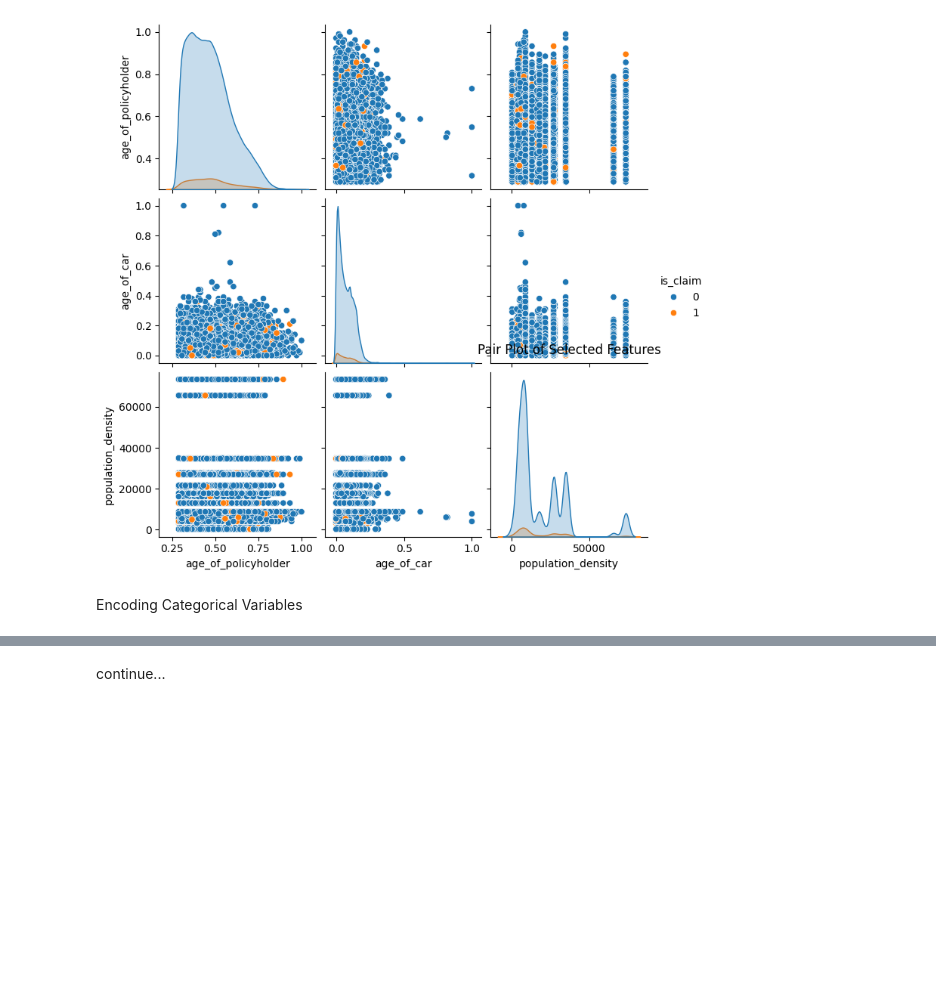
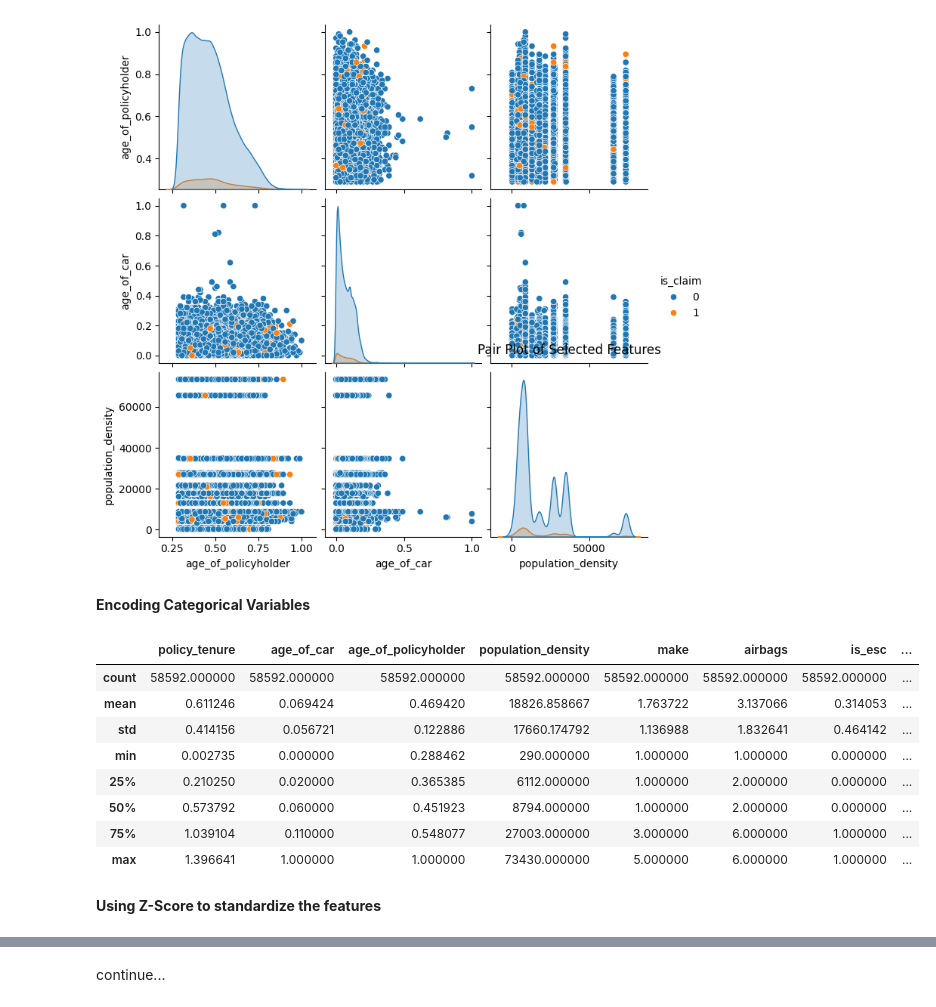
Before and after one commit to aimeele97/insurance_claim_analysis_model, a Jupyter notebook: insuranceclaim.ipynb, the cells around one changed output, grey strips where cells are left out. Cells and saved outputs as stored; diff of their text form; code cells hidden in the pictures; blank space fills up the shorter version.

```diff
--- a/insuranceclaim.ipynb
+++ b/insuranceclaim.ipynb
@@ -343,7 +322,7 @@ plt.title('Pair Plot of Selected Features')
 plt.show()
 # %% [output]
 [figure]
-# %% [markdown]
-Encoding Categorical Variables
+# %% [markdown]
+__Encoding Categorical Variables__
 # %%
-# df_model = df.drop(columns = 'policy_id')
+df_model = df.drop(columns = 'policy_id')
@@ -381,0 +329,16 @@ Encoding Categorical Variables
+# %%
+df_encoded = pd.get_dummies(df_model, drop_first=True)
+# %%
+df_encoded.describe()
+# %% [output]
+|  | policy_tenure | age_of_car | age_of_policyholder | population_density | make | airbags | is_esc | ... |
+| count | 58592.000000 | 58592.000000 | 58592.000000 | 58592.000000 | 58592.000000 | 58592.000000 | 58592.000000 | ... |
+| mean | 0.611246 | 0.069424 | 0.469420 | 18826.858667 | 1.763722 | 3.137066 | 0.314053 | ... |
+| std | 0.414156 | 0.056721 | 0.122886 | 17660.174792 | 1.136988 | 1.832641 | 0.464142 | ... |
+| min | 0.002735 | 0.000000 | 0.288462 | 290.000000 | 1.000000 | 1.000000 | 0.000000 | ... |
+| 25% | 0.210250 | 0.020000 | 0.365385 | 6112.000000 | 1.000000 | 2.000000 | 0.000000 | ... |
+| 50% | 0.573792 | 0.060000 | 0.451923 | 8794.000000 | 1.000000 | 2.000000 | 0.000000 | ... |
+| 75% | 1.039104 | 0.110000 | 0.548077 | 27003.000000 | 3.000000 | 6.000000 | 1.000000 | ... |
+| max | 1.396641 | 1.000000 | 1.000000 | 73430.000000 | 5.000000 | 6.000000 | 1.000000 | ... |
+# %% [markdown]
+__Using Z-Score to standardize the features__
```
Also changed, not shown: parts of 31 cells of this notebook.
